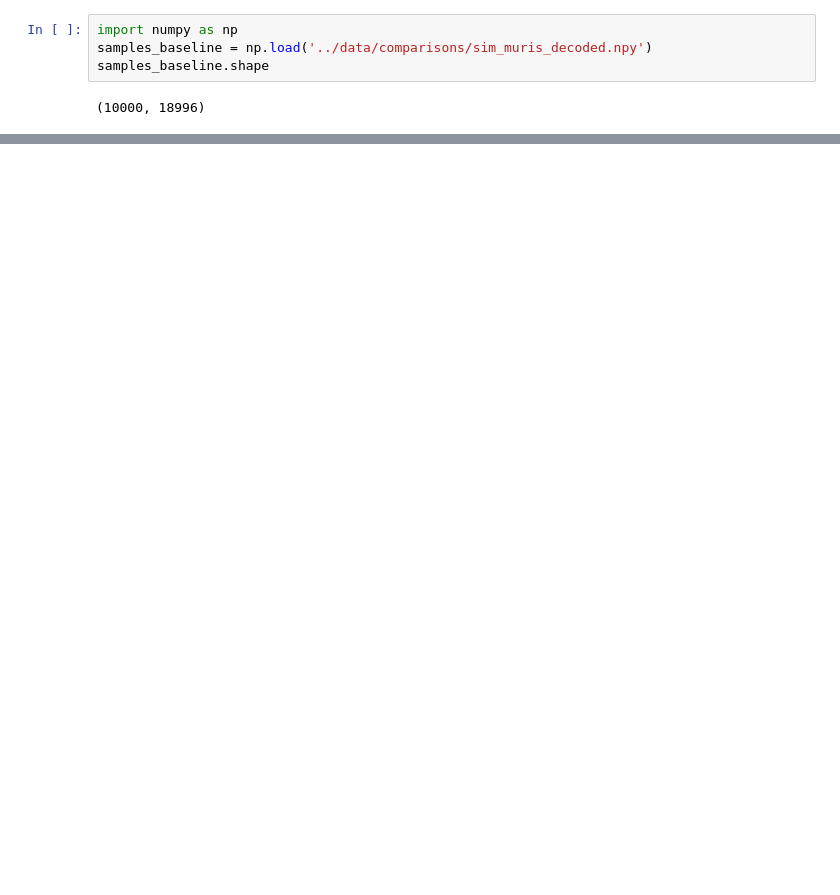
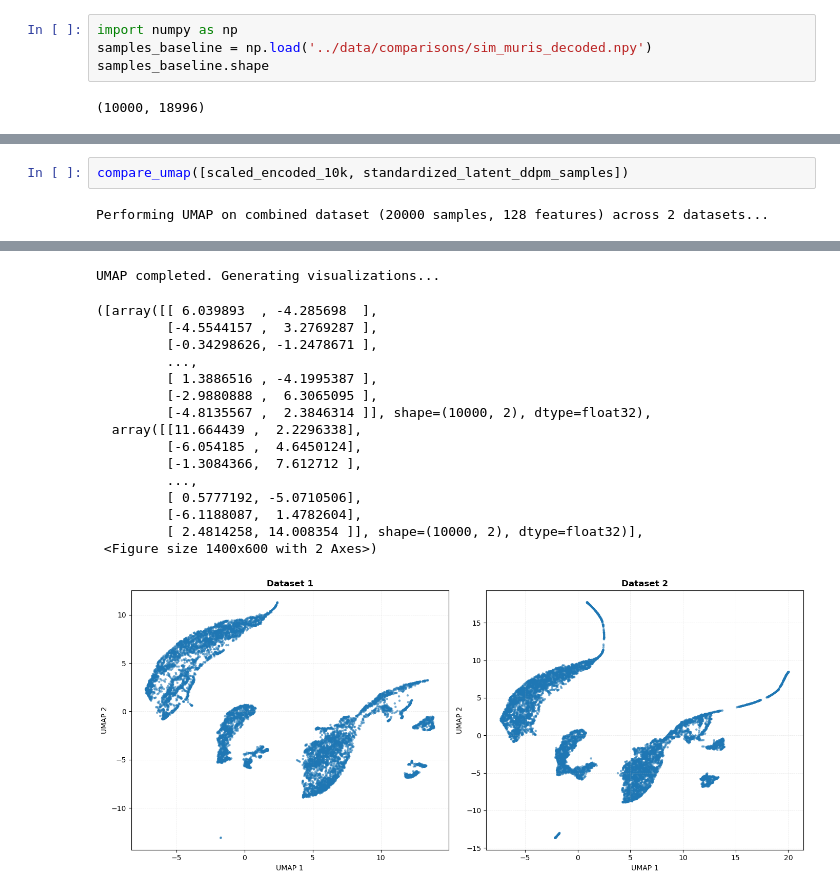
Before and after one commit to LangtianM/scDeepSim, a Jupyter notebook: experiments/muris.ipynb, the cells around one changed output, grey strips where cells are left out. Saved outputs shown, nothing was run; the diff lists cells and outputs as text; blank space fills up the shorter version.

```diff
--- a/experiments/muris.ipynb
+++ b/experiments/muris.ipynb
@@ -232,0 +371,4 @@ UMAP completed. Generating visualizations...
+# %%
+compare_umap([scaled_encoded_10k, standardized_latent_ddpm_samples])
+# %% [output]
+Performing UMAP on combined dataset (20000 samples, 128 features) across 2 datasets...
@@ -232,0 +376,17 @@ UMAP completed. Generating visualizations...
+UMAP completed. Generating visualizations...
+([array([[ 6.039893  , -4.285698  ],
+         [-4.5544157 ,  3.2769287 ],
+         [-0.34298626, -1.2478671 ],
+         ...,
+         [ 1.3886516 , -4.1995387 ],
+         [-2.9880888 ,  6.3065095 ],
+         [-4.8135567 ,  2.3846314 ]], shape=(10000, 2), dtype=float32),
+  array([[11.664439 ,  2.2296338],
+         [-6.054185 ,  4.6450124],
+         [-1.3084366,  7.612712 ],
+         ...,
+         [ 0.5777192, -5.0710506],
+         [-6.1188087,  1.4782604],
+         [ 2.4814258, 14.008354 ]], shape=(10000, 2), dtype=float32)],
+ <Figure size 1400x600 with 2 Axes>)
+[figure, added]
```
Also changed, not shown: parts of 19 cells of this notebook, 1 other file.
